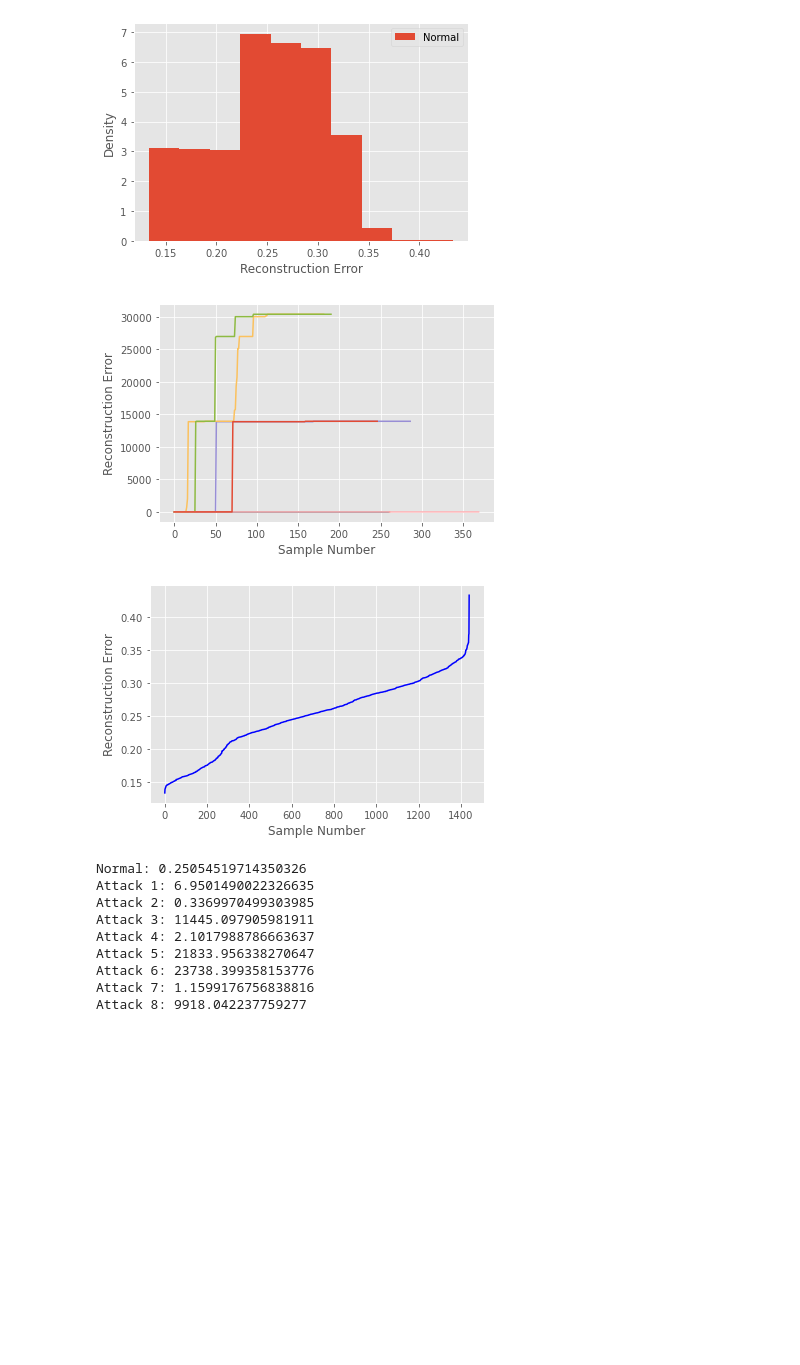
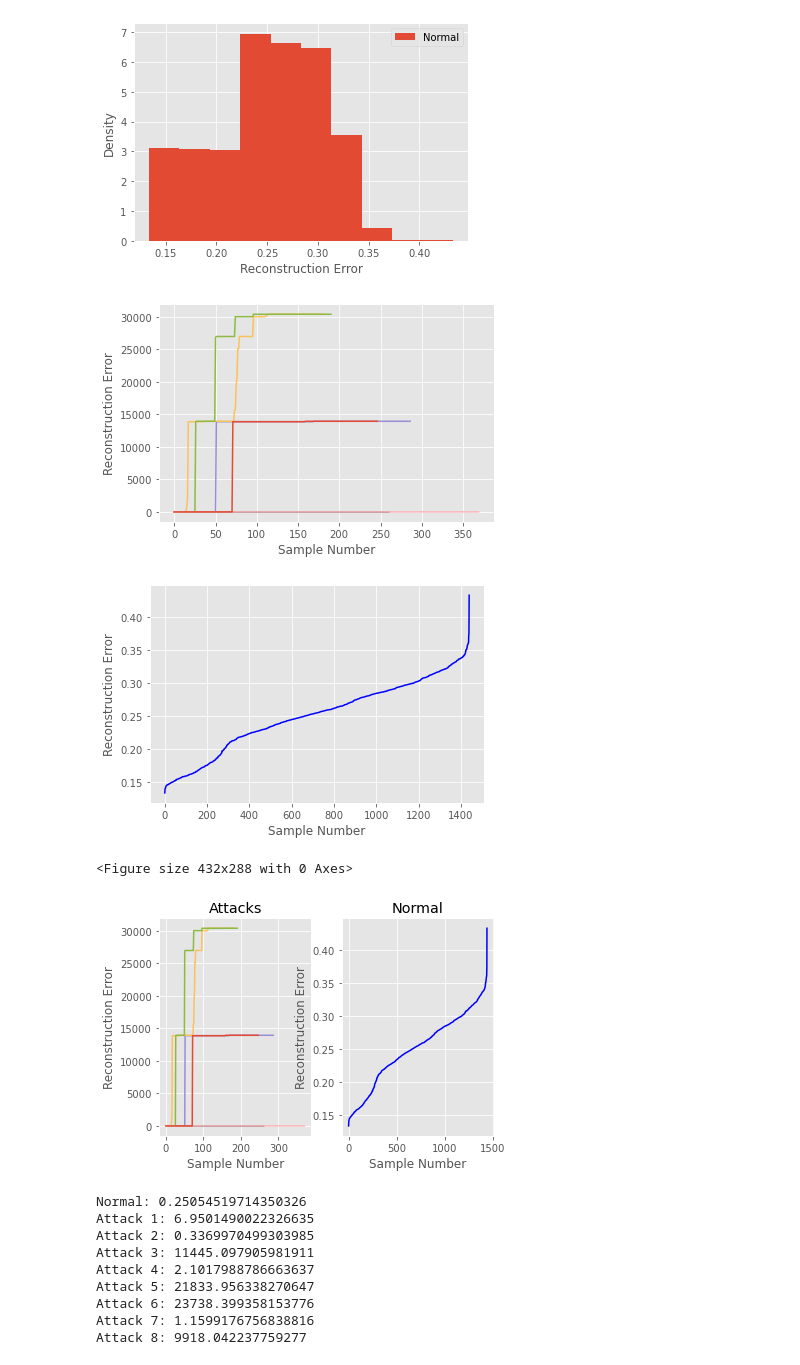
Before and after one commit to gditzler/tis-anomaly-detection, a Jupyter notebook: tis-anomaly-detection.ipynb, the cells around one changed output. Cells and saved outputs as stored; diff of their text form; code cells hidden in the pictures; blank space fills up the shorter version.

Commit message:
updated plots

```diff
--- a/tis-anomaly-detection.ipynb
+++ b/tis-anomaly-detection.ipynb
@@ -122,20 +122,38 @@ plt.savefig('outputs/density_normal.pdf')
 # %%
 # generate plots of the sorted reconstruction errors
 plt.figure()
 for i in range(len(errs_attack)):
     plt.plot(np.sort(errs_attack[i]))
 plt.xlabel('Sample Number')
 plt.ylabel('Reconstruction Error')
 plt.savefig('outputs/reconerr_attacks.pdf')
 
 plt.figure()
 plt.plot(np.sort(errs_normal), c='b')
 plt.xlabel('Sample Number')
 plt.ylabel('Reconstruction Error')
 plt.savefig('outputs/reconerr_normal.pdf')
+
+
+plt.figure()
+fig, (ax1, ax2) = plt.subplots(1, 2)
+
+ax1.set_title('Attacks')
+for i in range(len(errs_attack)):
+    ax1.plot(np.sort(errs_attack[i]))
+ax1.set_xlabel('Sample Number')
+ax1.set_ylabel('Reconstruction Error')
+
+ax2.set_title('Normal')
+ax2.plot(np.sort(errs_normal), c='b')
+ax2.set_xlabel('Sample Number')
+ax2.set_ylabel('Reconstruction Error')
+plt.savefig('outputs/reconerrs.pdf')
 # %% [output]
 [figure]
 [figure]
+<Figure size 432x288 with 0 Axes>
+[figure, added]
 # %%
 print(''.join(['Normal: ', str(np.mean(errs_normal))]))
 for i in range(len(errs_attack)):
```
Also changed, not shown: 8 other files.
